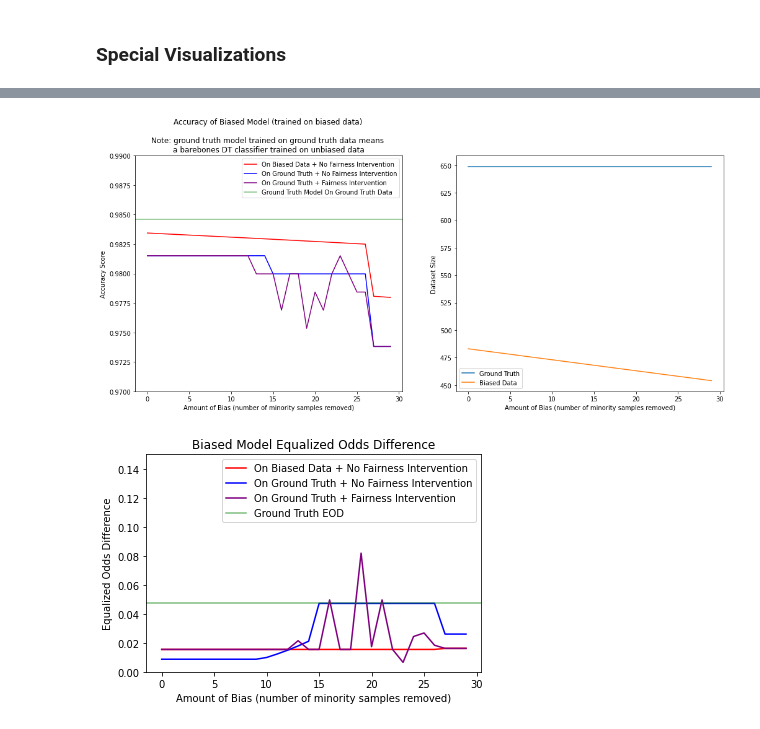
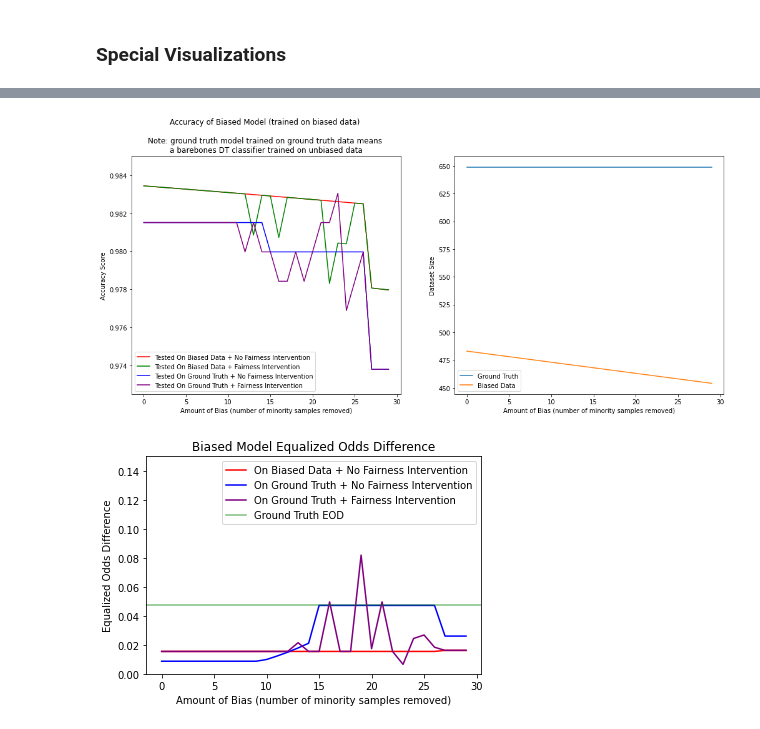
Before and after one commit to mnagired/fairness-sandbox, a Jupyter notebook: under.ipynb, the cells around one changed output, grey strips where cells are left out. Drawn from its saved outputs; the diff is of its cells as text; code cells hidden in the pictures.

Commit message:
fixed visualization
need to adjust visualization function, but fixed special vis final chunk

```diff
--- a/under.ipynb
+++ b/under.ipynb
@@ -597,6 +597,7 @@ bias_amts = list(range(0,30))
 accuracy_on_true = []
 accuracy_on_biased = []
 accuracy_on_true_mitigated = []
+accuracy_on_biased_mitigated = []
 eod_on_true = []
 eod_on_biased = []
 eod_on_true_mitigated = []
@@ -635,26 +636,48 @@ for i in range(30):
     classifier_bias = classifier.fit(X_bias_true, y_bias_true)
 
     constraint = EqualizedOdds()
+    classifier_mitigated_bias = ExponentiatedGradient(classifier_bias, constraint)
+    classifier_mitigated_bias.fit(X_bias_true, y_bias_true, sensitive_features = df_sens)
 
-    mitigator_bias = ExponentiatedGradient(classifier_bias, constraint)
-    mitigator_bias.fit(X_bias_true, y_bias_true, sensitive_features = df_sens)
-    y_pred_mitigated_bias = classifier_bias.predict(X_bias_true)
-    y_pred_mitigated_bias_on_true = mitigator_bias.predict(X_true)
+    # model testing
 
+    # on biased data
+
+    # without fairness intervention
     y_pred_bias = classifier_bias.predict(X_bias_true)
+    # with fairness intervention
+    y_pred_mitigated_bias = classifier_mitigated_bias.predict(X_bias_true)
+
+    # on GT data
+
+    # without fairness intervention
     y_pred_bias_on_true = classifier_bias.predict(X_true)
+    # with fairness intervention
+    y_pred_mitigated_bias_on_true = classifier_mitigated_bias.predict(X_true)
+
 
     # model performance
+
+    # on biased data
+
+    # without fairness intervention
     acc_bias = accuracy_score(y_pred=y_pred_bias, y_true=y_bias_true)
     accuracy_on_biased.append(acc_bias)
+    # with fairness intervention
+    acc_bias_mitigated = accuracy_score(y_pred=y_pred_mitigated_bias, y_true=y_bias_true)
+    accuracy_on_biased_mitigated.append(acc_bias_mitigated)
 
+    # on GT data
+
+    # without fairness intervention
     acc_bias_on_true = accuracy_score(y_pred=y_pred_bias_on_true, y_true=y_true)
     accuracy_on_true.append(acc_bias_on_true)
-
+    # with fairness intervention
     acc_bias_mitigated_on_true = accuracy_score(y_pred=y_pred_mitigated_bias_on_true, y_true=y_true)
     accuracy_on_true_mitigated.append(acc_bias_mitigated_on_true)
 
     # fairness performance
+
     eod_true = equalized_odds_difference(y_true=y_bias_true, y_pred = y_pred_bias, sensitive_features=df_sens)
     eod_on_true.append(eod_true)
 
@@ -684,27 +707,28 @@ for i in range(30):
 # %%
 plt.figure(figsize=(17,7))
 
 plt.subplot(1,2,1)
-plt.plot(bias_amts, accuracy_on_biased, label = 'On Biased Data + No Fairness Intervention', color = "red")
-plt.plot(bias_amts, accuracy_on_true, label = 'On Ground Truth + No Fairness Intervention', color = "blue")
-plt.plot(bias_amts, accuracy_on_true_mitigated, label = 'On Ground Truth + Fairness Intervention', color = "purple")
+plt.plot(bias_amts, accuracy_on_biased, label = 'Tested On Biased Data + No Fairness Intervention', color = "red")
+plt.plot(bias_amts, accuracy_on_biased_mitigated, label = 'Tested On Biased Data + Fairness Intervention', color = "green")
+plt.plot(bias_amts, accuracy_on_true, label = 'Tested On Ground Truth + No Fairness Intervention', color = "blue")
+plt.plot(bias_amts, accuracy_on_true_mitigated, label = 'Tested On Ground Truth + Fairness Intervention', color = "purple")
 plt.xlabel("Amount of Bias (number of minority samples removed)")
 plt.ylabel("Accuracy Score")
-plt.axhline(y=accuracy_score(y_pred_truth, y_true), color = "green", label = "Ground Truth Model On Ground Truth Data", alpha = 0.5)
+#plt.axhline(y=accuracy_score(y_pred_truth, y_true), color = "green", label = "Ground Truth Model On Ground Truth Data", alpha = 0.5)
 plt.title("Accuracy of Biased Model (trained on biased data) \n\nNote: ground truth model trained on ground truth data means \na barebones DT classifier trained on unbiased data")
-plt.ylim(0.97, 0.99)
+plt.ylim(0.9725, 0.985)
 plt.legend()
 
 plt.subplot(1,2,2)
 plt.plot(bias_amts, dataset_size_true, label = 'Ground Truth')
 plt.plot(bias_amts, dataset_size_bias, label = 'Biased Data')
 plt.xlabel("Amount of Bias (number of minority samples removed)")
 plt.ylabel("Dataset Size")
 plt.legend()
 
 plt.show()
 # %% [output]
-[figure, old version]
+[figure, new version]
 # %%
 plt.plot(bias_amts, eod_on_biased, label = 'On Biased Data + No Fairness Intervention', color = "red")
 plt.plot(bias_amts, eod_on_true, label = 'On Ground Truth + No Fairness Intervention', color = "blue")
```
